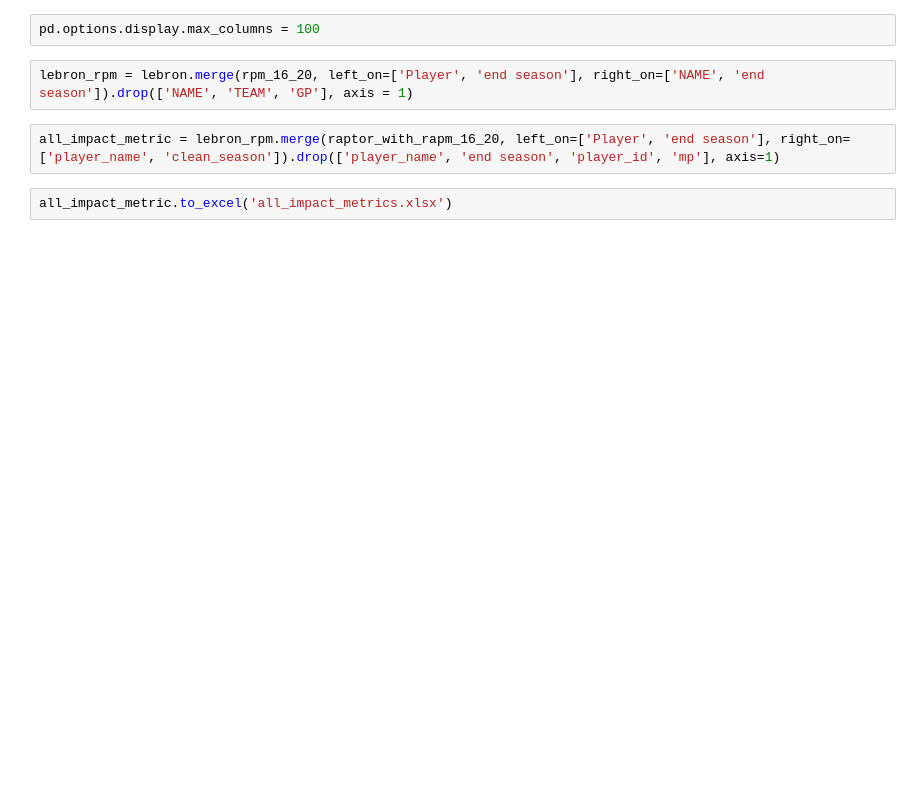
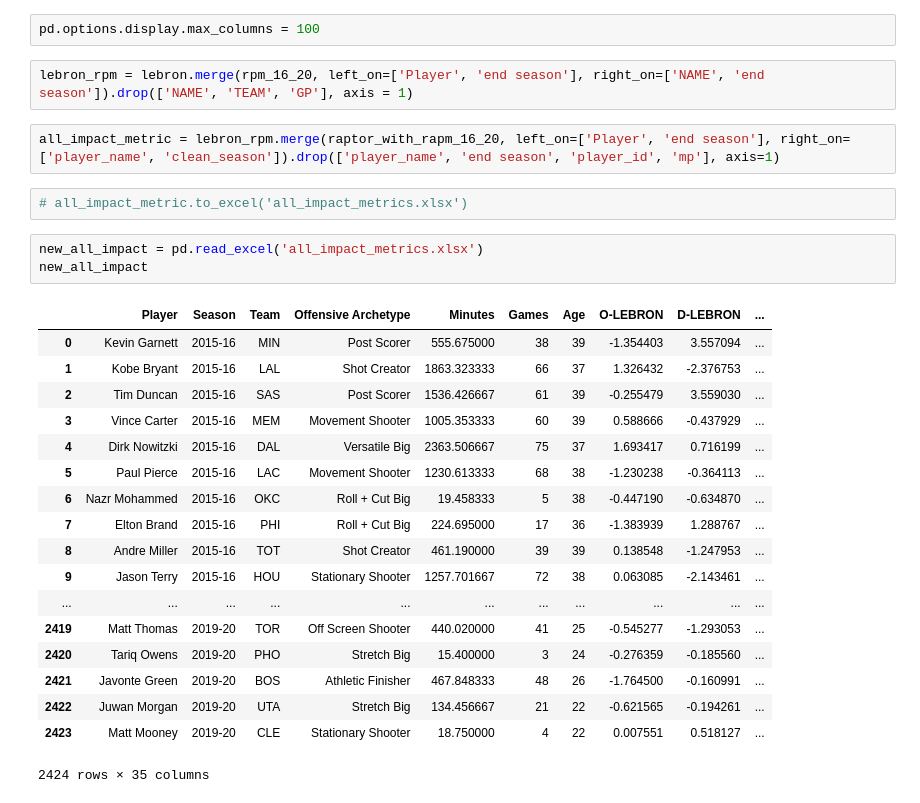
Before and after one commit to ZachLiu519/nba-model, a Jupyter notebook: spring21_data/MergeAll.ipynb, the cells around one changed output. Saved outputs shown, nothing was run; the diff lists cells and outputs as text; blank space fills up the shorter version.

```diff
--- a/spring21_data/MergeAll.ipynb
+++ b/spring21_data/MergeAll.ipynb
@@ -74,4 +40,26 @@ lebron_rpm = lebron.merge(rpm_16_20, left_on=['Player', 'end season'], right_on=
 # %%
 all_impact_metric = lebron_rpm.merge(raptor_with_rapm_16_20, left_on=['Player', 'end season'], right_on=['player_name', 'clean_season']).drop(['player_name', 'end season', 'player_id', 'mp'], axis=1)
 # %%
-all_impact_metric.to_excel('all_impact_metrics.xlsx')
+# all_impact_metric.to_excel('all_impact_metrics.xlsx')
+# %%
+new_all_impact = pd.read_excel('all_impact_metrics.xlsx')
+new_all_impact
+# %% [output]
+|  | Player | Season | Team | Offensive Archetype | Minutes | Games | Age | O-LEBRON | D-LEBRON | ... |
+| 0 | Kevin Garnett | 2015-16 | MIN | Post Scorer | 555.675000 | 38 | 39 | -1.354403 | 3.557094 | ... |
+| 1 | Kobe Bryant | 2015-16 | LAL | Shot Creator | 1863.323333 | 66 | 37 | 1.326432 | -2.376753 | ... |
+| 2 | Tim Duncan | 2015-16 | SAS | Post Scorer | 1536.426667 | 61 | 39 | -0.255479 | 3.559030 | ... |
+| 3 | Vince Carter | 2015-16 | MEM | Movement Shooter | 1005.353333 | 60 | 39 | 0.588666 | -0.437929 | ... |
+| 4 | Dirk Nowitzki | 2015-16 | DAL | Versatile Big | 2363.506667 | 75 | 37 | 1.693417 | 0.716199 | ... |
+| 5 | Paul Pierce | 2015-16 | LAC | Movement Shooter | 1230.613333 | 68 | 38 | -1.230238 | -0.364113 | ... |
+| 6 | Nazr Mohammed | 2015-16 | OKC | Roll + Cut Big | 19.458333 | 5 | 38 | -0.447190 | -0.634870 | ... |
+| 7 | Elton Brand | 2015-16 | PHI | Roll + Cut Big | 224.695000 | 17 | 36 | -1.383939 | 1.288767 | ... |
+| 8 | Andre Miller | 2015-16 | TOT | Shot Creator | 461.190000 | 39 | 39 | 0.138548 | -1.247953 | ... |
+| 9 | Jason Terry | 2015-16 | HOU | Stationary Shooter | 1257.701667 | 72 | 38 | 0.063085 | -2.143461 | ... |
+| ... | ... | ... | ... | ... | ... | ... | ... | ... | ... | ... |
+| 2419 | Matt Thomas | 2019-20 | TOR | Off Screen Shooter | 440.020000 | 41 | 25 | -0.545277 | -1.293053 | ... |
+| 2420 | Tariq Owens | 2019-20 | PHO | Stretch Big | 15.400000 | 3 | 24 | -0.276359 | -0.185560 | ... |
+| 2421 | Javonte Green | 2019-20 | BOS | Athletic Finisher | 467.848333 | 48 | 26 | -1.764500 | -0.160991 | ... |
+| 2422 | Juwan Morgan | 2019-20 | UTA | Stretch Big | 134.456667 | 21 | 22 | -0.621565 | -0.194261 | ... |
+| 2423 | Matt Mooney | 2019-20 | CLE | Stationary Shooter | 18.750000 | 4 | 22 | 0.007551 | 0.518127 | ... |
+2424 rows × 35 columns
```
Also changed, not shown: parts of 7 cells of this notebook, 1 other file.
